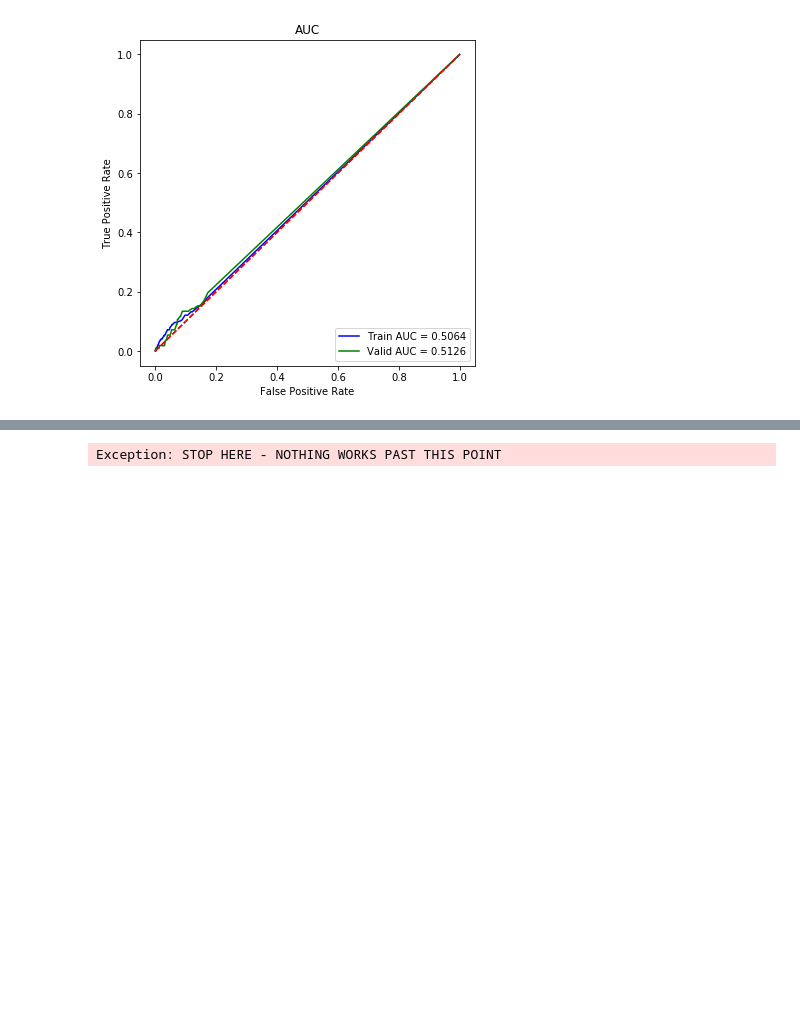
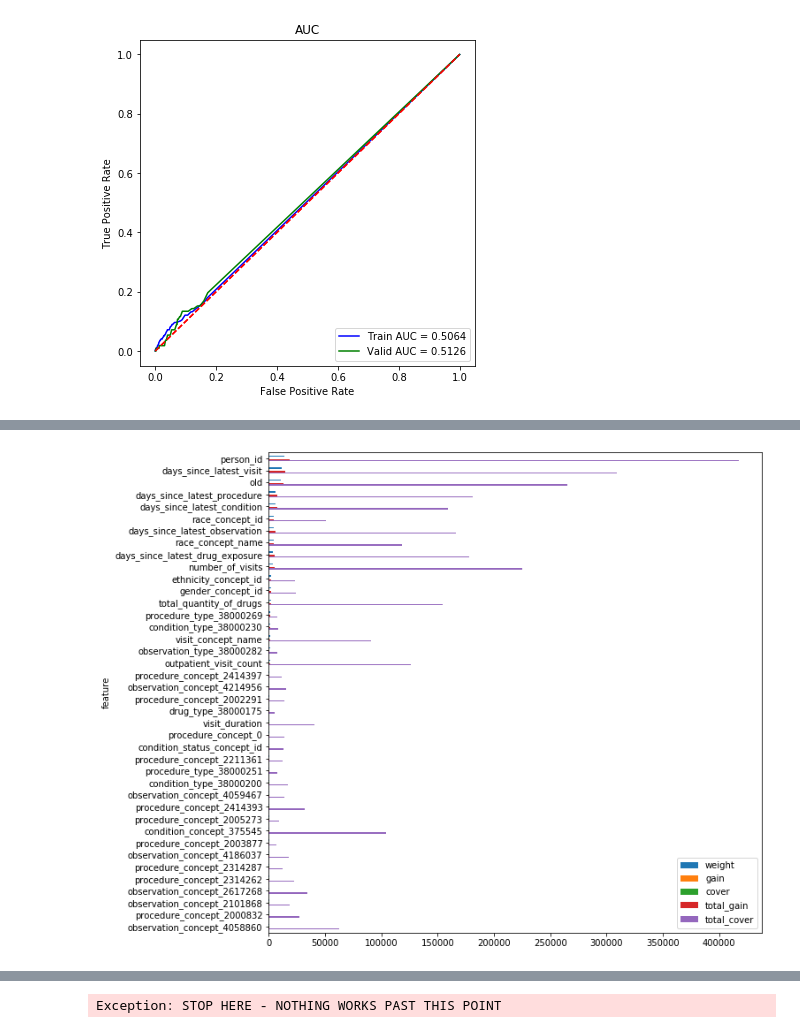
Before and after one commit to romirmoza/omop-cdm-postgresql, a Jupyter notebook: XGB_model_4.ipynb, the cells around one changed output, grey strips where cells are left out. Cells and saved outputs as stored; diff of their text form; code cells hidden in the pictures; blank space fills up the shorter version.

```diff
--- a/XGB_model_4.ipynb
+++ b/XGB_model_4.ipynb
@@ -667,0 +681,15 @@ buildROC(y_valid, valid_preds, label='Valid', color='g')
+# %%
+for idx, i in enumerate(importance_types):
+    i_dict = xgb_model.get_score(importance_type=i)
+    i_df = pd.DataFrame.from_dict(i_dict.items())
+    i_df.columns=['feature',i]
+    if idx == 0:
+        importance = i_df
+    else:
+        importance = importance.combine_first(i_df) #, on='feature', how='outer', suffixes=(False, False))
+
+importance = importance.set_index('feature')
+importance = importance[importance_types]
+importance = importance.sort_values(by='weight', ascending=False)
+importance = importance.round(2)
+importance.head(10)
@@ -667,0 +709,5 @@ buildROC(y_valid, valid_preds, label='Valid', color='g')
+# %%
+ax = importance[:40].plot.barh()
+ax.invert_yaxis()
+# %% [output]
+[figure, added]
```
Also changed, not shown: parts of 14 cells of this notebook.
